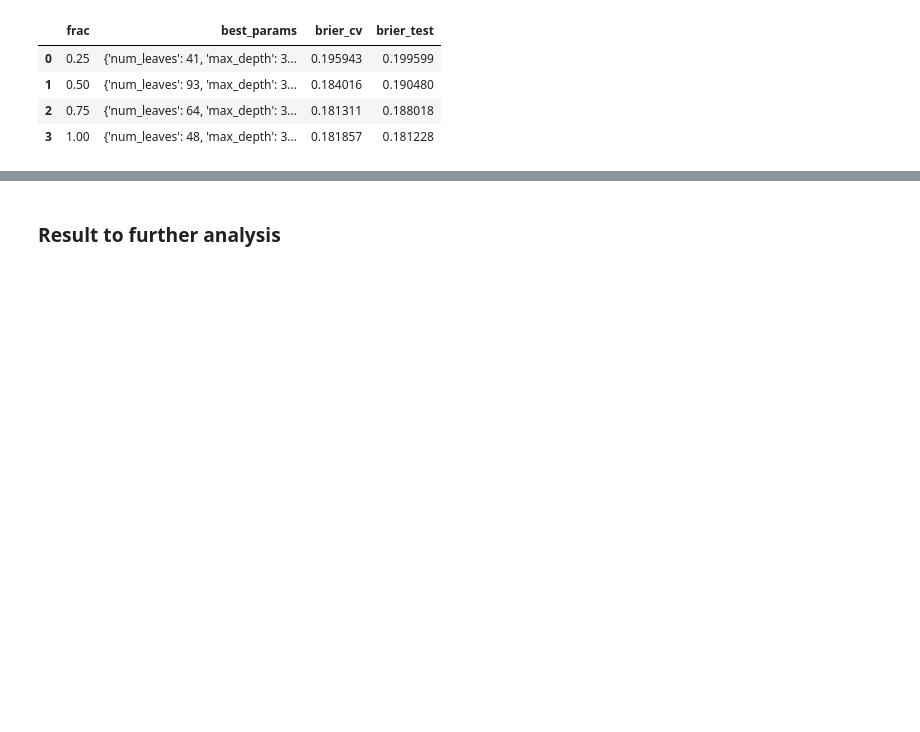
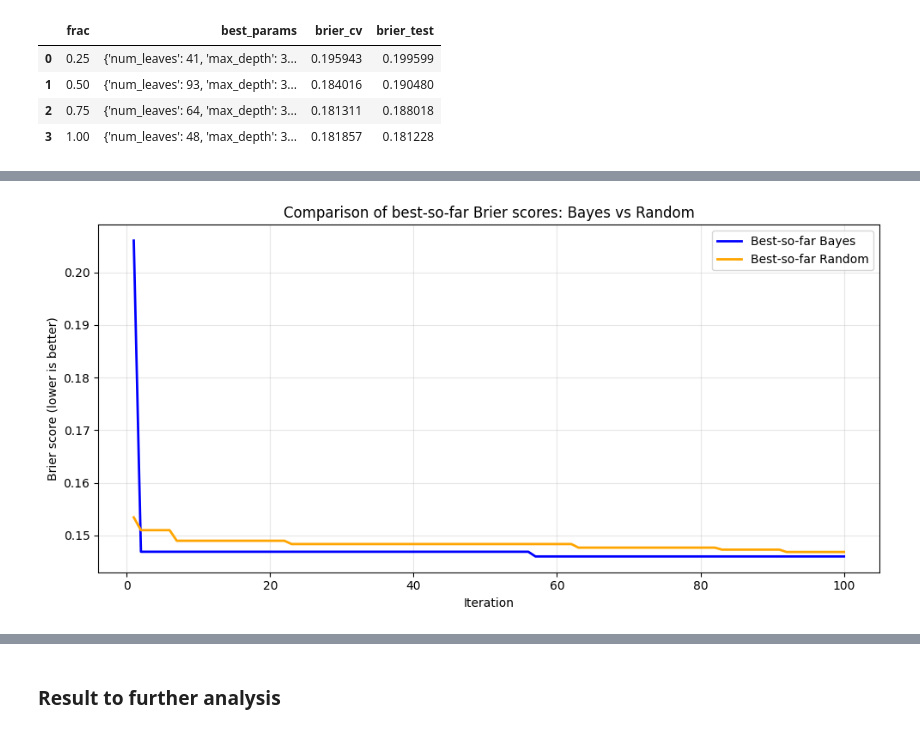
Before and after one commit to Wysocki-Piotr/Hyperparameter-optimization, a Jupyter notebook: LightGBM.ipynb, the cells around one changed output, grey strips where cells are left out. Drawn from its saved outputs; the diff is of its cells as text; code cells hidden in the pictures; blank space fills up the shorter version.

```diff
--- a/LightGBM.ipynb
+++ b/LightGBM.ipynb
@@ -309,6 +333,8 @@ rnd.best_params_
 best_so_far[-1]
 # %% [output]
 np.float64(0.14684339342706773)
+# %%
+best_random2 = best_so_far
 # %%
 stabilized_at, stabilized_value = detect_stabilization_by_last(best_so_far, abs_tol=ABS_TOL)
 # %%
@@ -692,5 +724,7 @@ result["best_params"]
  'lambda_l1': 0.6454514615582414,
  'lambda_l2': 4.947618936915183}
+# %%
+best_bayes2 = best_so_far
 # %%
 stabilized_at, stabilized_value = detect_stabilization_by_last(best_so_far, abs_tol=ABS_TOL)
 # %%
@@ -946,0 +1008,4 @@ results
+# %%
+chart_best_so_far(iters, best_bayes2, best_random2)
+# %% [output]
+[figure, added]
```
Also changed, not shown: parts of 31 cells of this notebook, 1 other file.
